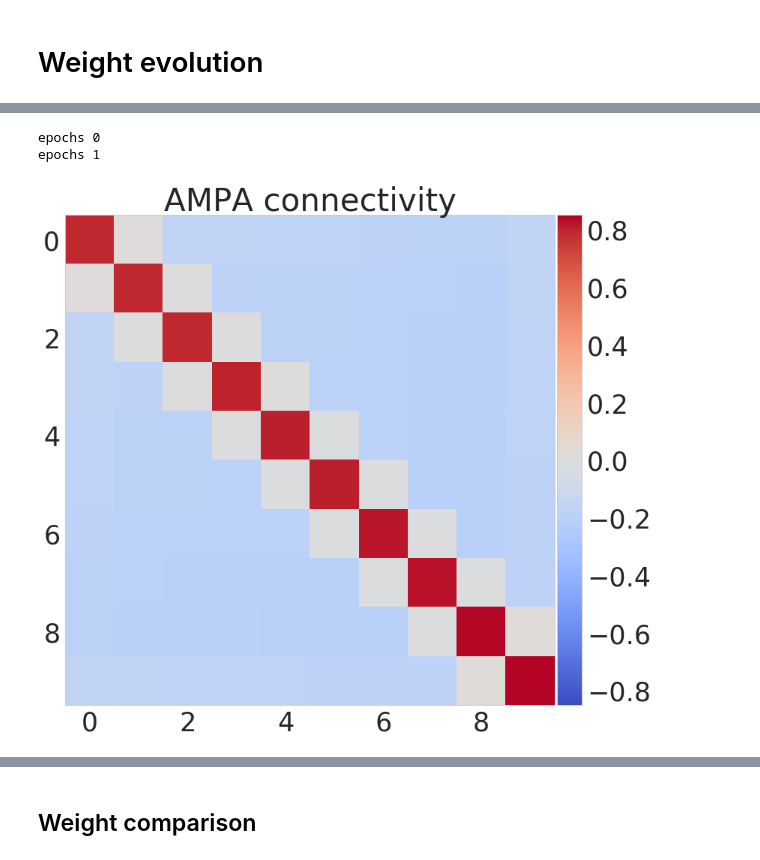
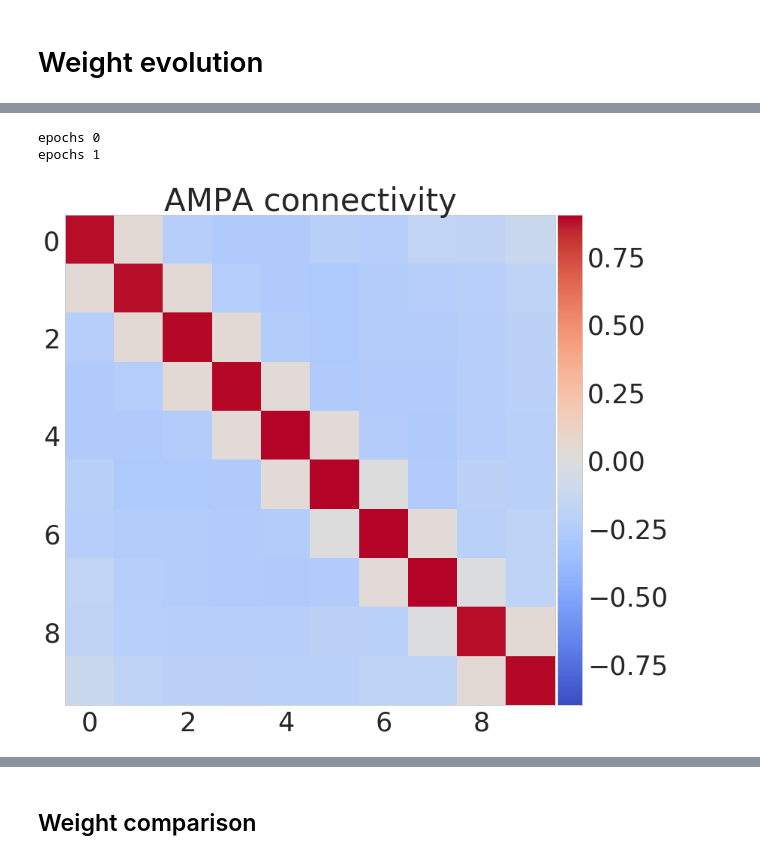
Before and after one commit to h-mayorquin/BCPNN_sequences, a Jupyter notebook: jupyter/2018-03-06(Weight dynamics comparison).ipynb, the cells around one changed output, grey strips where cells are left out. Drawn from its saved outputs; the diff is of its cells as text; code cells hidden in the pictures.

```diff
--- a/jupyter/2018-03-06(Weight dynamics comparison).ipynb
+++ b/jupyter/2018-03-06(Weight dynamics comparison).ipynb
@@ -123,37 +123,36 @@ values_to_save = ['o', 's', 'z_pre_ampa', 'w_ampa']
 training_time = 0.100
 inter_sequence_interval = 0.5
 inter_pulse_interval = 0.0
 epochs = 2
 
 # Build the network
 nn = BCPNNPerfect(hypercolumns, minicolumns, g_w_ampa=g_w_ampa, g_w=g_w, g_a=g_a, tau_a=tau_a, sigma=sigma, G=G,
                   tau_z_pre_ampa=tau_z_pre_ampa, tau_z_post_ampa=tau_z_pre_ampa, tau_p=tau_p, z_transfer=False,
-                  diagonal_zero=False, strict_maximum=False, perfect=True, k_perfect=k_perfect,
+                  diagonal_zero=False, strict_maximum=True, perfect=True, k_perfect=k_perfect,
                   always_learning=always_learning)
 
 # Build the manager
 manager = NetworkManager(nn=nn, dt=dt, values_to_save=values_to_save)
 
 # Build the protocol for training
 protocol = Protocol()
 patterns_indexes = [i for i in range(n_patterns)]
 protocol.simple_protocol(patterns_indexes, training_time=training_time, inter_pulse_interval=inter_pulse_interval,
-                         inter_sequence_interval=inter_sequence_interval, epochs=epochs,
-                         resting_time=inter_sequence_interval)
+                         inter_sequence_interval=inter_sequence_interval, epochs=epochs)
 
 # Train
 epoch_history = manager.run_network_protocol(protocol=protocol, verbose=True)
 
 z_training = manager.history['z_pre_ampa']
 o_training = manager.history['o']
 w_training_always = manager.history['w_ampa'][:, to_pattern, from_pattern]
 time_training = np.linspace(0, manager.T_total, num=o_training.shape[0])
 
 plot_weight_matrix(manager.nn, ampa=True)
 # %% [output]
 epochs 0
 epochs 1
-[figure, old version]
+[figure, new version]
 # %%
 time = np.linspace(0, manager.T_total, num=o_training.shape[0])
 plt.plot(time, w_training, label='normal')
```
Also changed, not shown: parts of 9 cells of this notebook, 5 other files.
